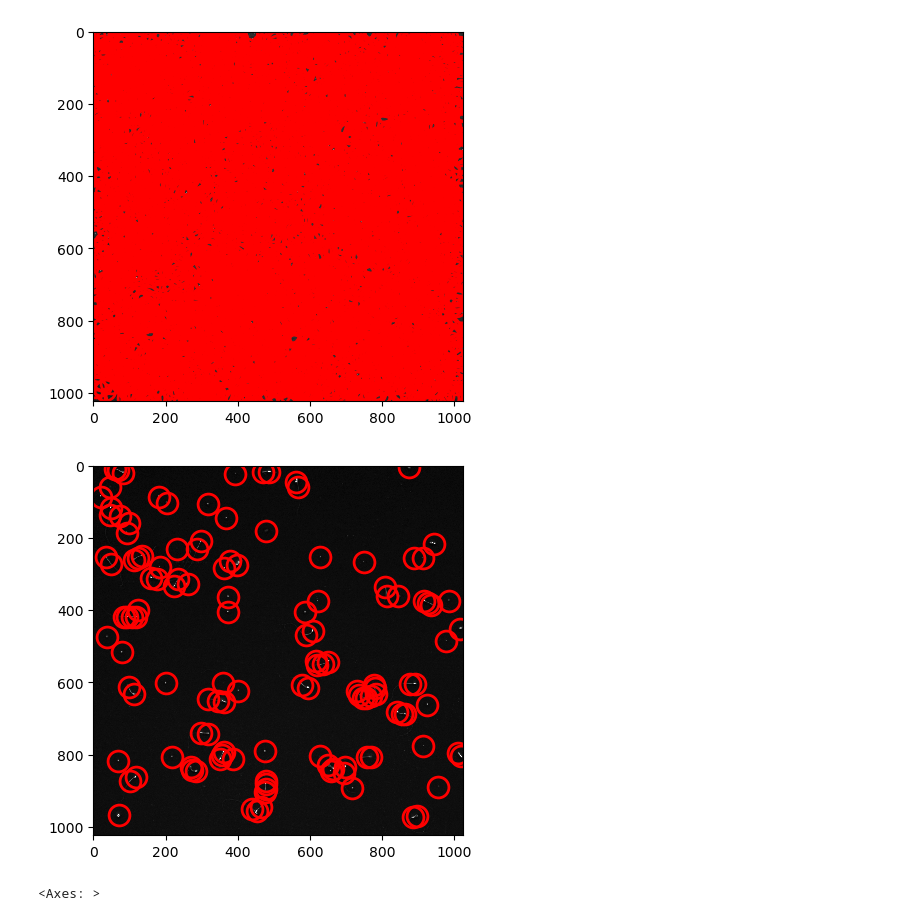
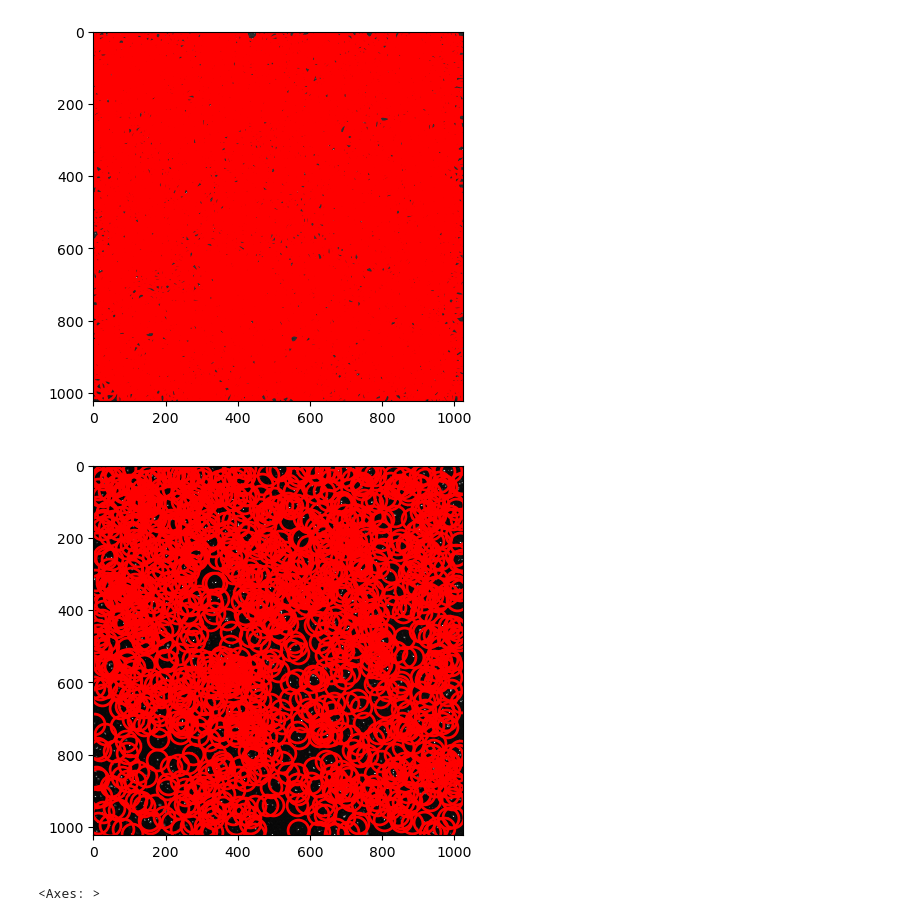
Before and after one commit to CAS-ReproLab/Sperm_Object_Tracking, a Jupyter notebook: UnifiedFramework/summarized_stats_new.ipynb, the cells around one changed output. Saved outputs shown, nothing was run; the diff lists cells and outputs as text; code cells hidden in the pictures.

```diff
--- a/UnifiedFramework/summarized_stats_new.ipynb
+++ b/UnifiedFramework/summarized_stats_new.ipynb
@@ -6,7 +6,7 @@ import cv2 as cv
 import trackpy as tp
 # %%
 video1 = '5X_ph_9fps_R1.avi'
-video2 = '10X_LD_R1.avi'
+video2 = '10X_-ph_9fps_Raw_R1.avi'
 # %%
 # Visualize the input
 cap1 = cv.VideoCapture(video1)
@@ -45,6 +44,6 @@ plt.show()
 # %%
 f1 = tp.locate(gray1, diameter=5, minmass=50, maxsize=5)
-f2 = tp.locate(gray2, diameter=7, minmass=100, maxsize=5)
+f2 = tp.locate(gray2, diameter=5, minmass=150, maxsize=5)
 #f = tracker.determineCentroids_morphology(np.expand_dims(frame,0))
 
 #print(f.head())
@@ -77,5 +76,5 @@ max    105.360857  5820.000000    0.133252
 [figure]
-[figure, old version]
+[figure, new version]
 <Axes: >
 # %%
 def generate_histogram(data, title, xlabel):
```
Also changed, not shown: parts of 4 cells of this notebook, 2 other files.
